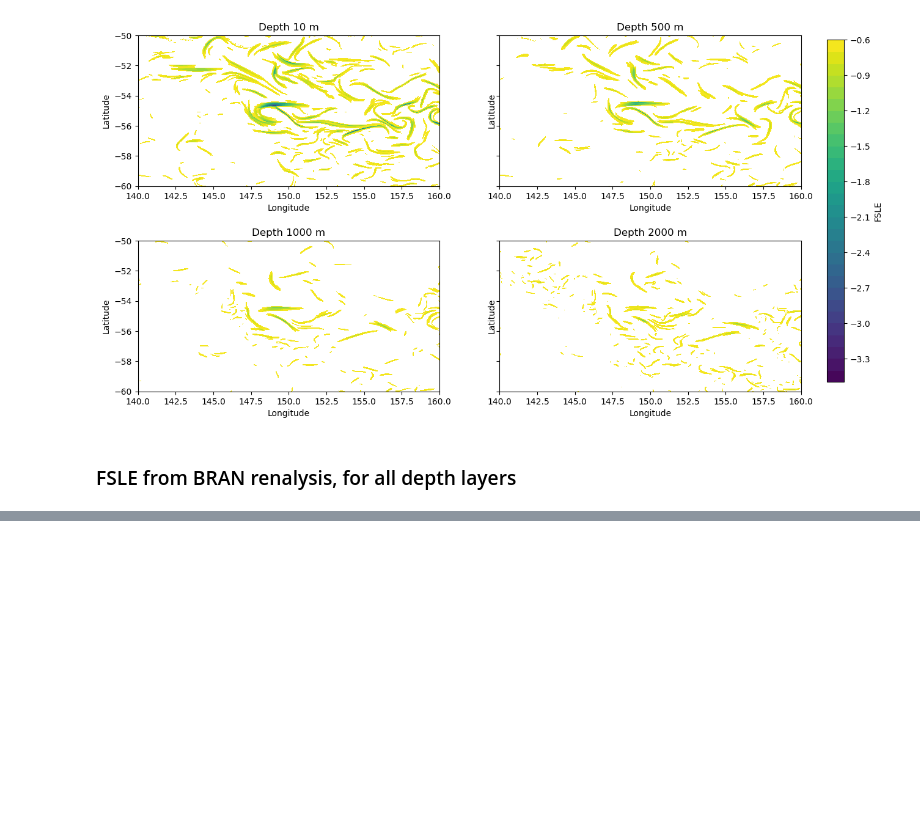
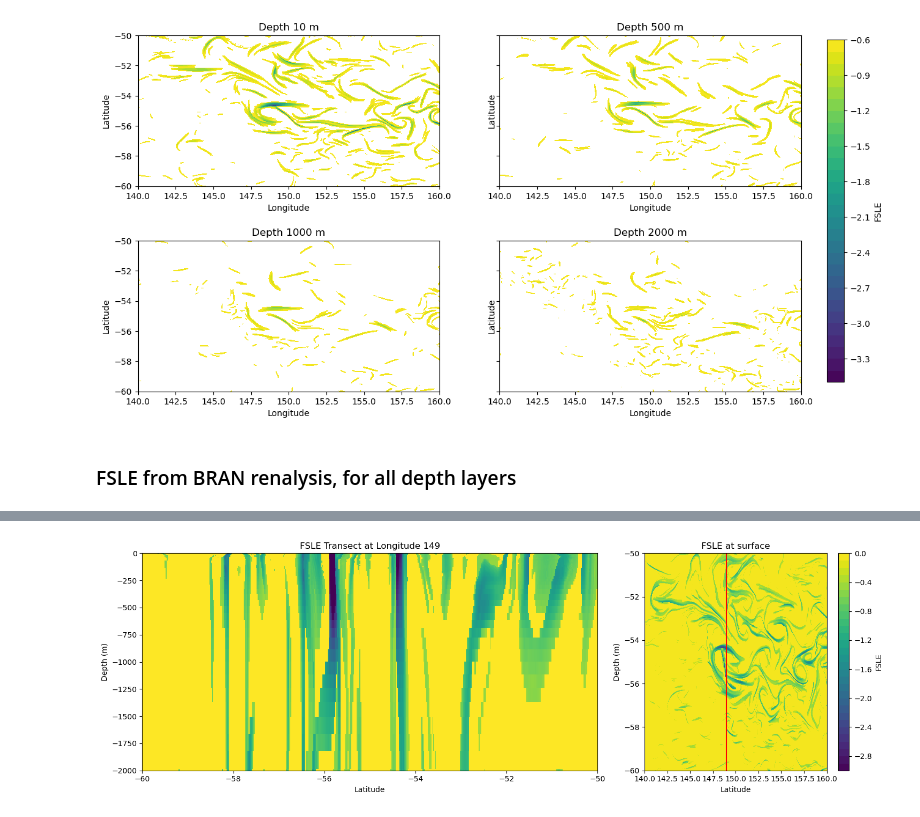
Before and after one commit to treden/FSLE, a Jupyter notebook: notebooks/3D FSLE.ipynb, the cells around one changed output, grey strips where cells are left out. Cells and saved outputs as stored; diff of their text form; code cells hidden in the pictures; blank space fills up the shorter version.

```diff
--- a/notebooks/3D FSLE.ipynb
+++ b/notebooks/3D FSLE.ipynb
@@ -98,29 +108,32 @@ map_of_fle _tmp/list.ini FSLE_depth_1818.3538818359375.nc         20230622 --adv
 # %%
 # Extract the longitudinal transect at a specific longitude.
 longitude = 149
 fsle_transect = fsle_3d_full.sel(lon=longitude, method='nearest')
 
 # Create a figure with a 1x2 grid
 fig = plt.figure(figsize=(15, 5))
 gs = GridSpec(1, 2, width_ratios=[2, 1])
 
 # Subplot 1: Transect
 ax = plt.subplot(gs[0])
-im = ax.contourf(fsle_transect.lat, -fsle_transect['depth'], fsle_transect['lambda1'], levels=np.arange(-3, 0.1, 0.1), cmap='viridis')
+# im = ax.contourf(fsle_transect.lat, -fsle_transect['depth'], fsle_transect['lambda1'], levels=np.arange(-3, 0.1, 0.1), cmap='viridis')
+im = ax.pcolormesh(fsle_transect.lat, -fsle_transect['depth'], fsle_transect['lambda1'], cmap='viridis')
 im.set_clim(-2, 0)
 ax.set_xlabel('Latitude')
 ax.set_ylabel('Depth (m)')
 ax.set_title(f'FSLE Transect at Longitude {longitude}')
-ax.set_ylim(-2500, 0)
+ax.set_ylim(-2000, 0)
 
 # Subplot 2: FSLE at surfacxe
 ax = plt.subplot(gs[1])
 im = ax.contourf(fsle_3d_full['lon'], fsle_3d_full['lat'], fsle_3d_full['lambda1'].isel(depth = -1).T, cmap='viridis',levels=np.arange(-3, 0.1, 0.1))
 ax.set_xlabel('Latitude')
 ax.set_ylabel('Depth (m)')
 ax.set_title('FSLE at surface')
 cbar = plt.colorbar(im, ax=ax)
 cbar.set_label('FSLE')
 plt.axvline(longitude, c = 'r')
 
 plt.tight_layout()
+# %% [output]
+[figure, added]
```
Also changed, not shown: parts of 1 cell of this notebook, 8 other files.
